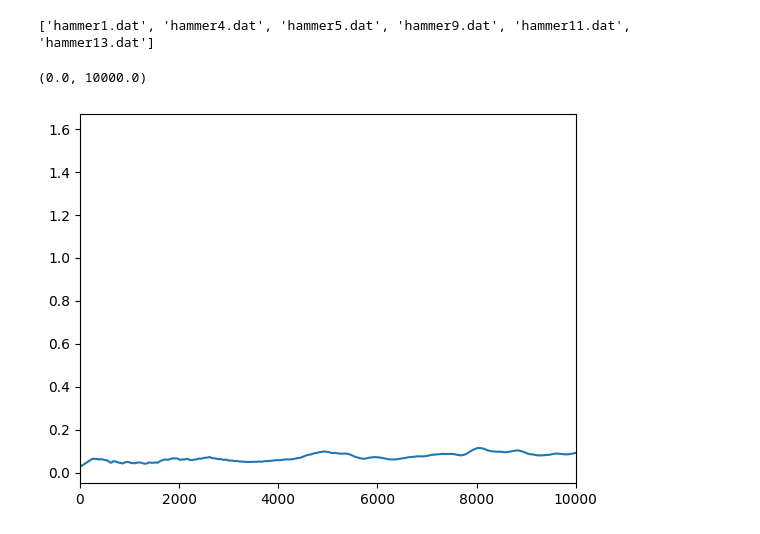
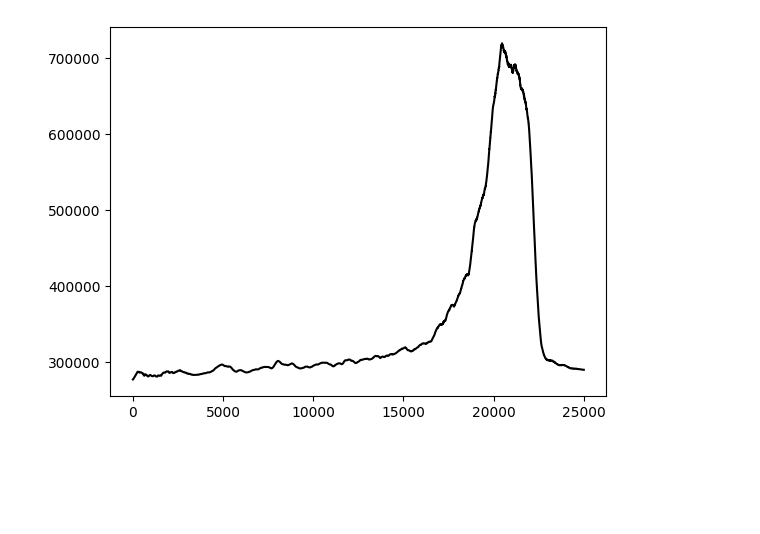
Before and after one commit to ollivierf/BilbaoViolinsDir, a Jupyter notebook: notebooks/Violon_1_Marteau2HetRI.ipynb, the cells around one changed output. Saved outputs shown, nothing was run; the diff lists cells and outputs as text; code cells hidden in the pictures; blank space fills up the shorter version.

```diff
--- a/notebooks/Violon_1_Marteau2HetRI.ipynb
+++ b/notebooks/Violon_1_Marteau2HetRI.ipynb
@@ -9,40 +9,43 @@ from numpy.fft import rfft, irfft
 import re
 import sys, os
 
 warnings.filterwarnings("ignore")
 # Add the directory containing the package to sys.path
 package_dir = os.path.abspath("C:/Users/froll/Documents/Labo/Projets/Violon/scripts")
 if package_dir not in sys.path:
     sys.path.insert(0, package_dir)
 import Tools3D as tools3d
 
 package_dir = os.path.abspath("C:/Users/froll/Documents/Labo/Projets/RayoVox")
 if package_dir not in sys.path:
     sys.path.insert(0, package_dir)
-import pyswd as swd
 
 #Vitesse du son au moment de la mesure, dependant de la temperature:
 Tc = 21.5
 C = np.sqrt( 1.4 * 287 *(Tc + 273) )
 Path = './'
 DatFiles = [f for f in os.listdir('../data/raw/Marteau') if f.endswith('.dat')]
 DatFiles = [DatFiles[i] for i in [0,3,4,5,1,2]]
-print(DatFiles)
 NbMems = 256
 NbVoies = 260
 Fe = 50000
 WinLen = 10000
 iDly = 5
 NbPings = 5
 NbViol = 6
-SensMems = 3.54e-6 # Pa/digit
-SensHammer = 1000# N/V
-SensAnalog = 0.337# V/digit
+Dyn = 30
+SMemsPaPerDigit = 3.54e-6 # Pa/digit
+SMicRefVPerPa= 1e-3 # V/Pa
+SHammerVPerN = 22.5e-3# V/N
+SAnalogVPerDigit = 0.332e-6# V/digit
 FRFMems1 = np.load('../results/FRFMemsHOSMAAvg.npz')['FRF']
 fMems1 = np.load('../results/FRFMemsHOSMAAvg.npz')['f']
-_=plt.plot(fMems1,FRFMems1)
-plt.xlim(0,10000)
+FRFMems1 += 1 - FRFMems1[np.argmin(np.abs(fMems1-1000))]
+FRFMems1 /= SMemsPaPerDigit
+
+#_=plt.plot(fMems1,20*np.log10(FRFMems1),'k')
+_=plt.plot(fMems1,FRFMems1,'k')
+# plt.xlim(100,10000)
+# plt.ylim(-10,10)
 # %% [output]
-['hammer1.dat', 'hammer4.dat', 'hammer5.dat', 'hammer9.dat', 'hammer11.dat', 'hammer13.dat']
-(0.0, 10000.0)
-[figure, old version]
+[figure, new version]
```
Also changed, not shown: parts of 17 cells of this notebook, 13 other files.
